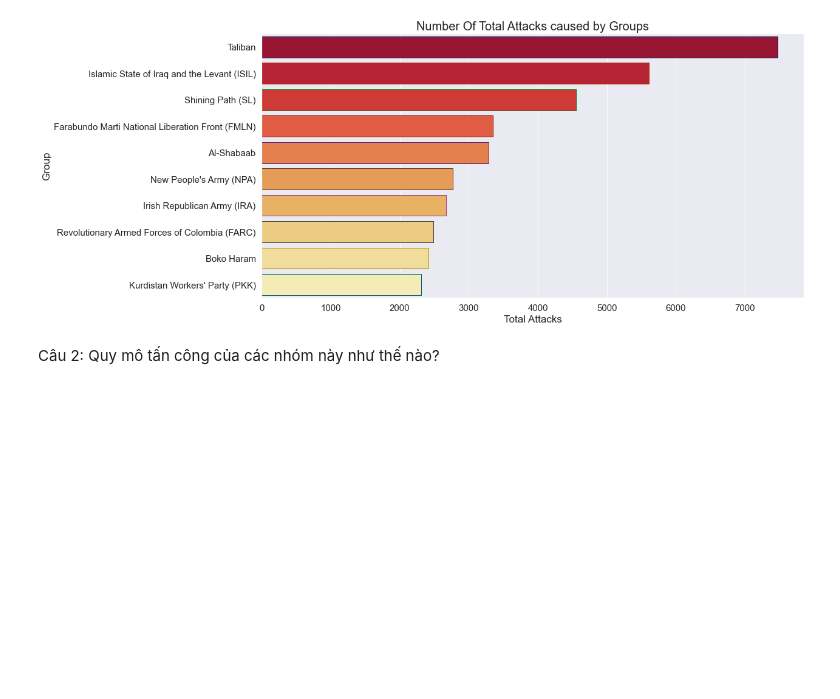
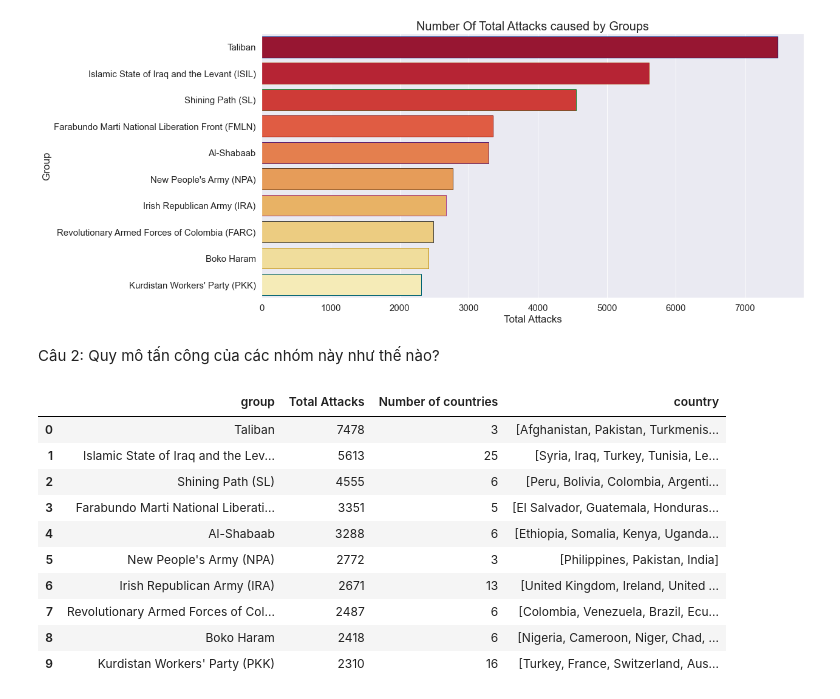
Before and after one commit to tuph-tech/LTKHDL-final, a Jupyter notebook: 1712861-PhanHuuTu.ipynb, the cells around one changed output. Cells and saved outputs as stored; diff of their text form; code cells hidden in the pictures; blank space fills up the shorter version.

```diff
--- a/1712861-PhanHuuTu.ipynb
+++ b/1712861-PhanHuuTu.ipynb
@@ -401,3 +401,26 @@ plt.show()
 [figure]
 # %% [markdown]
 Câu 2: Quy mô tấn công của các nhóm này như thế nào?
+# %%
+# Số lượng quốc gia mỗi nhóm tấn công
+number_country_per_group = df.groupby('group')['country'].nunique().reset_index()
+number_country_per_group.columns = ['group', 'Number of countries']
+# Các quốc gia mỗi nhóm tấn công
+countries_per_group = df.groupby('group')['country'].unique()
+
+#Kết hợp dữ liệu lại
+temp_total = pd.merge(group_attacks, number_country_per_group, how='left', on='group')
+temp_total = pd.merge(temp_total, countries_per_group, how='left', on='group')
+temp_total.head(10)
+# %% [output]
+|  | group | Total Attacks | Number of countries | country |
+| 0 | Taliban | 7478 | 3 | [Afghanistan, Pakistan, Turkmenis... |
+| 1 | Islamic State of Iraq and the Lev... | 5613 | 25 | [Syria, Iraq, Turkey, Tunisia, Le... |
+| 2 | Shining Path (SL) | 4555 | 6 | [Peru, Bolivia, Colombia, Argenti... |
+| 3 | Farabundo Marti National Liberati... | 3351 | 5 | [El Salvador, Guatemala, Honduras... |
+| 4 | Al-Shabaab | 3288 | 6 | [Ethiopia, Somalia, Kenya, Uganda... |
+| 5 | New People's Army (NPA) | 2772 | 3 | [Philippines, Pakistan, India] |
+| 6 | Irish Republican Army (IRA) | 2671 | 13 | [United Kingdom, Ireland, United ... |
+| 7 | Revolutionary Armed Forces of Col... | 2487 | 6 | [Colombia, Venezuela, Brazil, Ecu... |
+| 8 | Boko Haram | 2418 | 6 | [Nigeria, Cameroon, Niger, Chad, ... |
+| 9 | Kurdistan Workers' Party (PKK) | 2310 | 16 | [Turkey, France, Switzerland, Aus... |
```
Also changed, not shown: parts of 2 cells of this notebook.
